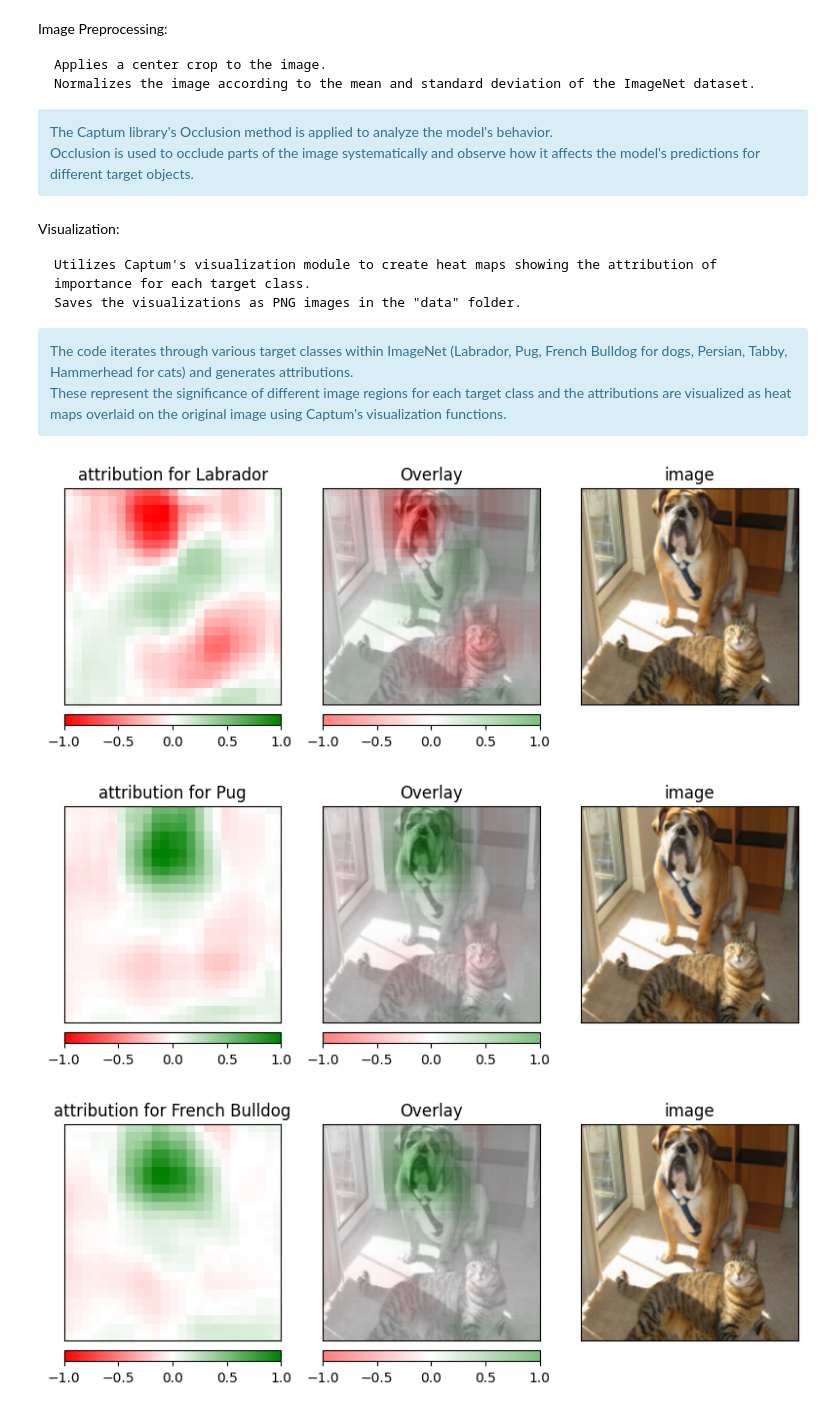
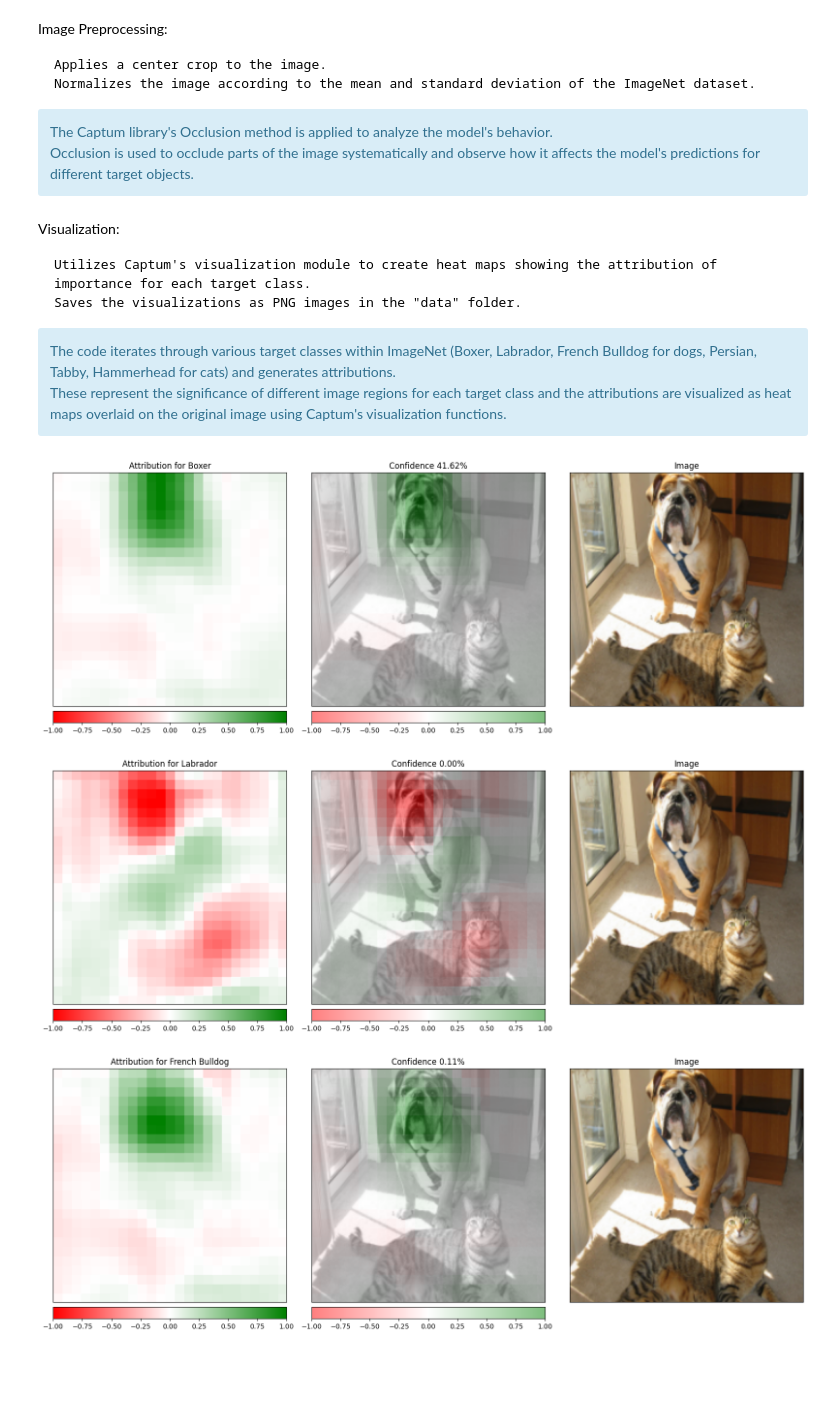
Before and after one commit to jbeougher7924/Captum_interpretablility, a Jupyter notebook: captum_model_interpretablility.ipynb, the cells around one changed output. Saved outputs shown, nothing was run; the diff lists cells and outputs as text; code cells hidden in the pictures; blank space fills up the shorter version.

Commit message:
Update to visual aspect of the code with a new function confidence_score_of_image this returns the score of the image to object comparison

```diff
--- a/captum_model_interpretablility.ipynb
+++ b/captum_model_interpretablility.ipynb
@@ -70,6 +70,7 @@ if Do_Predictions:
         confidence = top5_probabilities[0][i].item() * 100
         predicted_label = labels[label_index]
         print(f"{i + 1}. {predicted_label}: {confidence:.2f}%")
+    top1k_probabilities, top1k_classes = torch.topk(probabilities, 1000)
 # %% [output]
 Top 5 Predictions:
 1. Boxer: 41.62%
@@ -92,7 +95,7 @@ from captum.attr import Occlusion
 
 attribution_dog = {}
 attribution_cat = {}
-
+target_dict = {"Boxer": 242, "Labrador": 208,"French Bulldog": 245, "Persian": 283,"Tabby": 281, "Hammerhead": 4}
 def get_target_occlusion(target, input_img):
 
     occlusion = Occlusion(model)
@@ -107,11 +110,11 @@ def get_target_occlusion(target, input_img):
                                        sliding_window_shapes=sliding_window_shapes,
                                        baselines=baselines)
 
+target=242,                       # Boxer index in ImageNet
+attribution_dog["Boxer"] = get_target_occlusion(target, input_img)
+
 target=208,                       # Labrador index in ImageNet
 attribution_dog["Labrador"] = get_target_occlusion(target, input_img)
-
-target=254,                       # Pug index in ImageNet
-attribution_dog["Pug"] = get_target_occlusion(target, input_img)
 
 target=245,                       # French Bulldog index in ImageNet
 attribution_dog["French Bulldog"] = get_target_occlusion(target, input_img)
@@ -131,38 +134,48 @@ Visualization:
     Saves the visualizations as PNG images in the "data" folder.
 
 <div class="alert alert-block alert-info">
-The code iterates through various target classes within ImageNet (Labrador, Pug, French Bulldog for dogs, Persian, Tabby, Hammerhead for cats) and generates attributions.<br>
+The code iterates through various target classes within ImageNet (Boxer, Labrador, French Bulldog for dogs, Persian, Tabby, Hammerhead for cats) and generates attributions.<br>
 These represent the significance of different image regions for each target class and the attributions are visualized as heat maps overlaid on the original image using Captum's visualization functions.
 </div>
 # %%
 import numpy as np
 from captum.attr import visualization as viz
+
+
+def confidence_score_of_image(target_index):
+    for i in range(len(labels)):
+        label_index = top1k_classes[0][i].item()
+        if label_index == target_index:
+            confidence = top1k_probabilities[0][i].item() * 100
+            return confidence
+
 
 def show_attributions(value_attribution, label):
 
     # Convert the compute attribution tensor into an image-like numpy array
     value_attribution = np.transpose(value_attribution.squeeze().cpu().detach().numpy(), (1,2,0))
 
     vis_types = ["heat_map","blended_heat_map", "original_image"]
     vis_signs = ["all","all", "all"] # "positive", "negative", or "all" to show both
     # positive attribution indicates that the presence of the area increases the prediction score
     # negative attribution indicates distractor areas whose absence increases the score
 
     vis_plt = viz.visualize_image_attr_multiple(value_attribution,
                                         np.array(center_crop(img)),
                                         vis_types,
                                         vis_signs,
-                                        [f"attribution for {label}", f"Overlay", "image"],
+                                        [f"Attribution for {label}", f"Confidence {confidence_score_of_image(target_dict[label]):.2f}%", "Image"],
                                         show_colorbar = True,
-                                        use_pyplot=True
+                                        use_pyplot=True,
+                                        fig_size=(16,16)
                                      )
     vis_plt[0].savefig(f"data/{label}.png")
 
 for key, value in attribution_dog.items():
     show_attributions(value, key)
 for key, value in attribution_cat.items():
     show_attributions(value, key)
 # %% [output]
-[figure, old version]
+[figure, new version]
-[figure, old version]
+[figure, new version]
-[figure, old version]
+[figure, new version]
```
Also changed, not shown: parts of 2 cells of this notebook, 6 other files.
